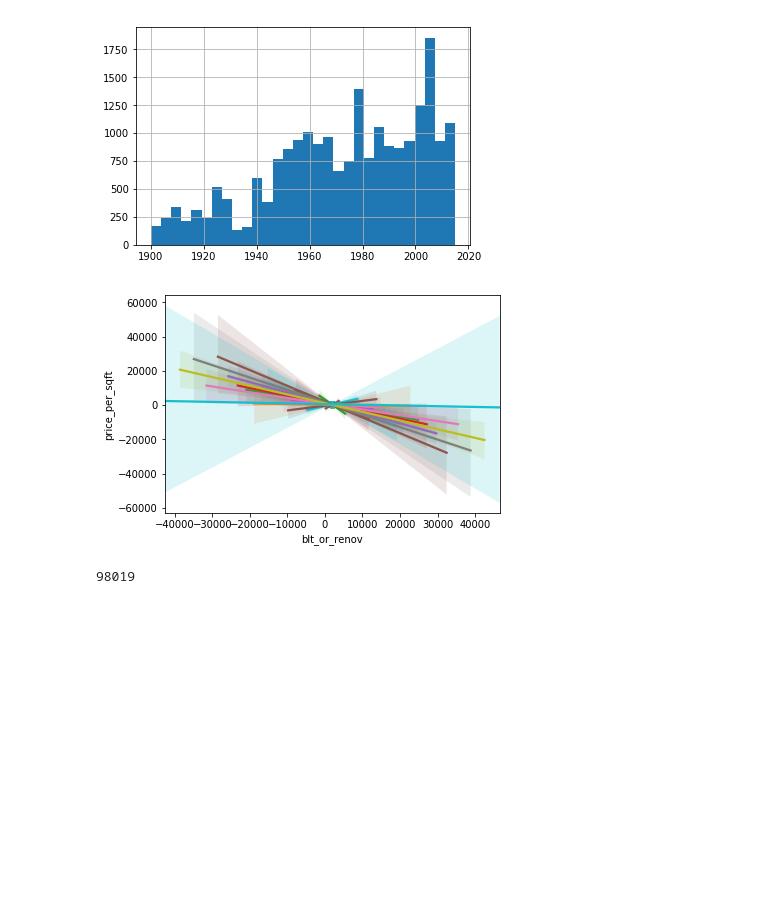
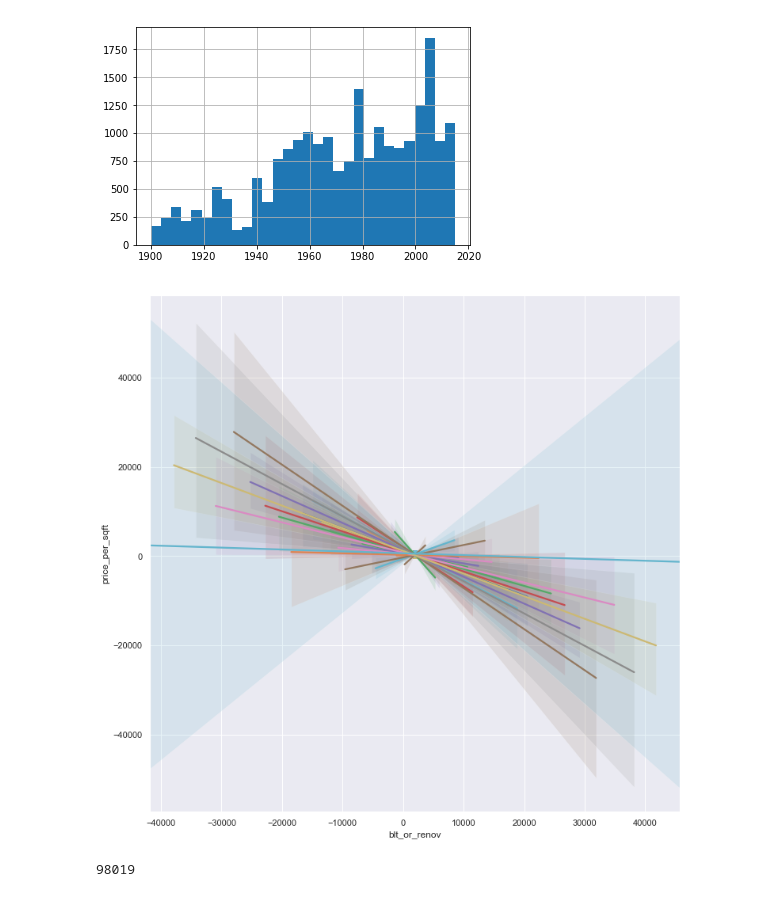
Before and after one commit to angelmanzur/LinearRegression_Proj1, a Jupyter notebook: rennovation_vs_price.ipynb, the cells around one changed output. Drawn from its saved outputs; the diff is of its cells as text; code cells hidden in the pictures; blank space fills up the shorter version.

Commit message:
Updating renovation vs. price model with tests

```diff
--- a/rennovation_vs_price.ipynb
+++ b/rennovation_vs_price.ipynb
@@ -123,14 +121,17 @@ df["blt_or_renov"].hist(bins=30)
 [figure]
 # %%
 rsquared = {}
+slopes = {}
+
+sns.set(rc={'figure.figsize':(12,12)})
 for zipcode in df["zipcode"].unique():
     df_filter = df[df["zipcode"] == zipcode]
     model = ols(formula="blt_or_renov~price_per_sqft", data=df_filter).fit()
     sns.regplot("blt_or_renov","price_per_sqft", data=df_filter, label=zipcode)
     rsquared[zipcode] = model.rsquared
-    #plt.legend()
+    slopes[zipcode] = model.params[1]
 # %% [output]
-[figure, old version]
+[figure, new version]
 # %%
 list(rsquared.keys())[list(rsquared.values()).index(max(rsquared.values()))]
 # %% [output]
```
Also changed, not shown: parts of 22 cells of this notebook, 1 other file.
